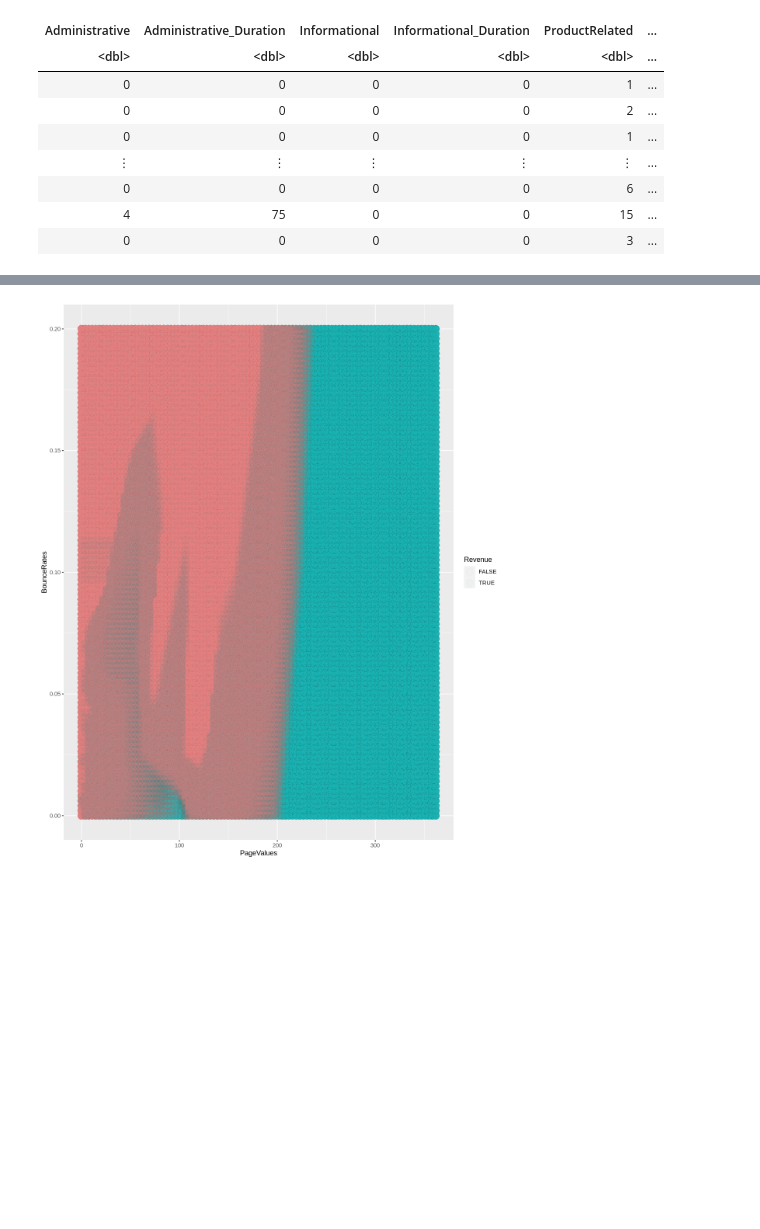
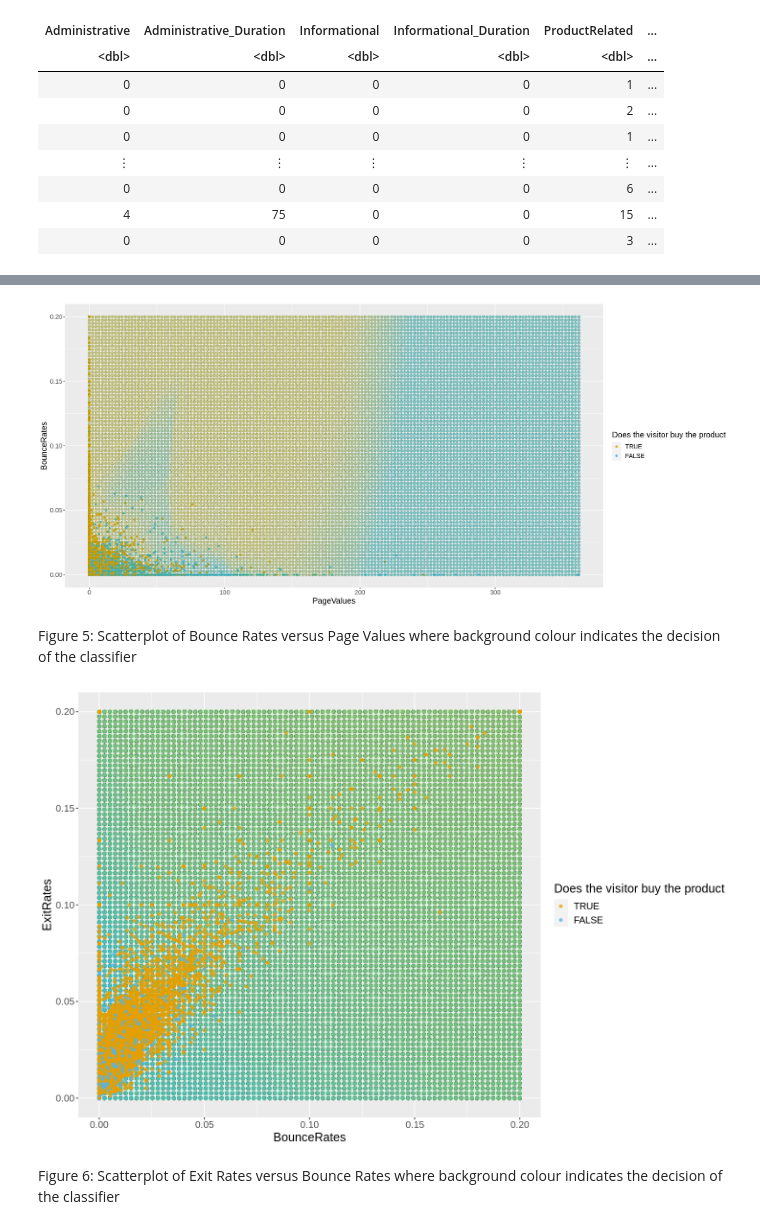
Before and after one commit to SerialGuitarist/group_project_report, a Jupyter notebook: report.ipynb, the cells around one changed output, grey strips where cells are left out. Drawn from its saved outputs; the diff is of its cells as text; code cells hidden in the pictures; blank space fills up the shorter version.

```diff
--- a/report.ipynb
+++ b/report.ipynb
@@ -221,28 +253,51 @@ shoppers_mat
 # %%
-# options(repr.plot.height = 12, repr.plot.width = 10)
 # create the grid of area/smoothness vals, and arrange in a data frame
-page_grid <- seq(min(shoppers_data$PageValues), max(shoppers_data$PageValues), length.out = 100)
-bounce_grid <- seq(min(shoppers_data$BounceRates), max(shoppers_data$BounceRates), length.out = 100)
-exit_grid <- seq(min(shoppers_data$ExitRates), max(shoppers_data$ExitRates), length.out = 100)
+page_grid <- seq(min(shoppers_data$PageValues), max(shoppers_data$PageValues), length.out = 150)
+bounce_grid <- seq(min(shoppers_data$BounceRates), max(shoppers_data$BounceRates), length.out = 80)
+exit_grid <- seq(min(shoppers_data$ExitRates), max(shoppers_data$ExitRates), length.out = 80)
 asgrid <- as_tibble(expand.grid(PageValues = page_grid, BounceRates = bounce_grid, ExitRates = exit_grid))
-
-# use the fit workflow to make predictions at the grid points
-knnPredGrid <- predict(shoppers_workflow, asgrid)
-
-# bind the predictions as a new column with the grid points
-prediction_table <- bind_cols(knnPredGrid, asgrid) %>% rename(Revenue = .pred_class)
-
-# plot:
-# 1. the coloured scatter of the original data
-# 2. the faded coloured scatter for the grid points
-page_bounce_plot <-
-  ggplot() +
-#   geom_point(data = shoppers_data, mapping = aes(x = PageValues, y = BounceRates, color = Revenue), alpha = 0.3) +
-  geom_point(data = prediction_table, mapping = aes(x = PageValues, y = BounceRates, color = Revenue), alpha = 0.02, size = 5.) +
-  labs(color = "Revenue")
-#   scale_color_manual(labels = c("TRUE", "FALSE"))
-# %%
-page_bounce_plot
-# %% [output]
-[figure, removed]
+# %%
+# use the fit workflow to make predictions at the grid points
+knnPredGrid <- predict(shoppers_workflow_k2, asgrid)
+
+# bind the predictions as a new column with the grid points
+prediction_table <- bind_cols(knnPredGrid, asgrid) %>% rename(Revenue = .pred_class)
+# %%
+# mannually choosing the colors
+cbPalette <- c("#E69F00", "#56B4E9", "#009E73", "#F0E442", "#0072B2", "#D55E00", "#CC79A7", "#999999")
+# %%
+# plot:
+# 1. the coloured scatter of the original data
+# 2. the faded coloured scatter for the grid points
+options(repr.plot.width = 18, repr.plot.height = 8)
+page_bounce_plot <-
+    ggplot() +
+    geom_point(data = shoppers_data, mapping = aes(x = PageValues, y = BounceRates, color = Revenue), alpha = 0.9) +
+    geom_point(data = prediction_table, mapping = aes(x = PageValues, y = BounceRates, color = Revenue), alpha = 0.006, size = 2.) +
+    labs(color = "Does the visitor buy the product") +
+    scale_color_manual(labels = c("TRUE", "FALSE"), values = cbPalette) +
+    theme(text = element_text(size = 15))
+page_bounce_plot
+# %% [output]
+[figure, added]
+# %% [markdown]
+Figure 5: Scatterplot of Bounce Rates versus Page Values where background colour indicates the decision of the classifier
+# %%
+# plot:
+# 1. the coloured scatter of the original data
+# 2. the faded coloured scatter for the grid points
+options(repr.plot.width = 12, repr.plot.height = 8)
+
+bounce_exit_plot <-
+  ggplot() +
+  geom_point(data = prediction_table, mapping = aes(x = BounceRates, y = ExitRates, color = Revenue), alpha = 0.006, size = 2.) +
+  geom_point(data = shoppers_data, mapping = aes(x = BounceRates, y = ExitRates, color = Revenue), alpha = 0.7) +
+  labs(color = "Does the visitor buy the product") +
+  scale_color_manual(labels = c("TRUE", "FALSE"), values = cbPalette)+
+theme(text = element_text(size = 15))
+bounce_exit_plot
+# %% [output]
+[figure, added]
+# %% [markdown]
+Figure 6: Scatterplot of Exit Rates versus Bounce Rates where background colour indicates the decision of the classifier
 # %%
```
Also changed, not shown: parts of 26 cells of this notebook.
